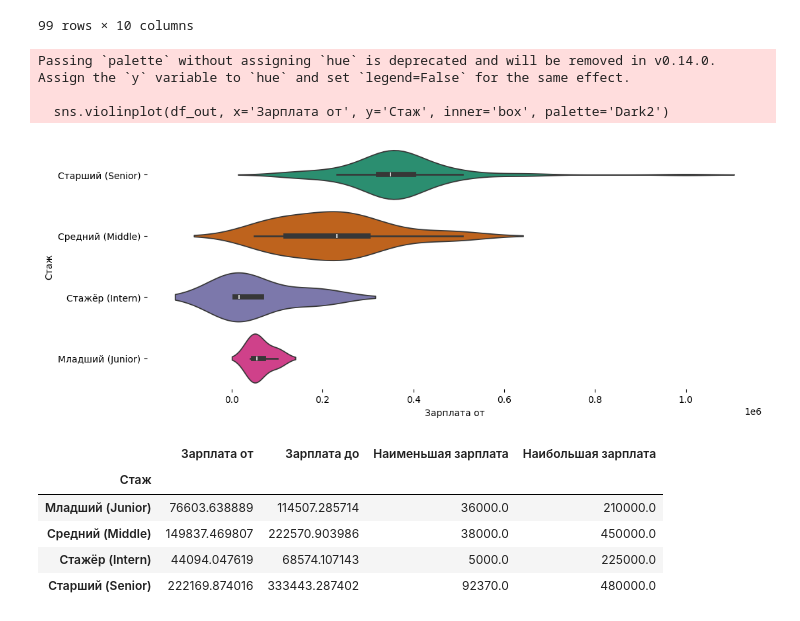
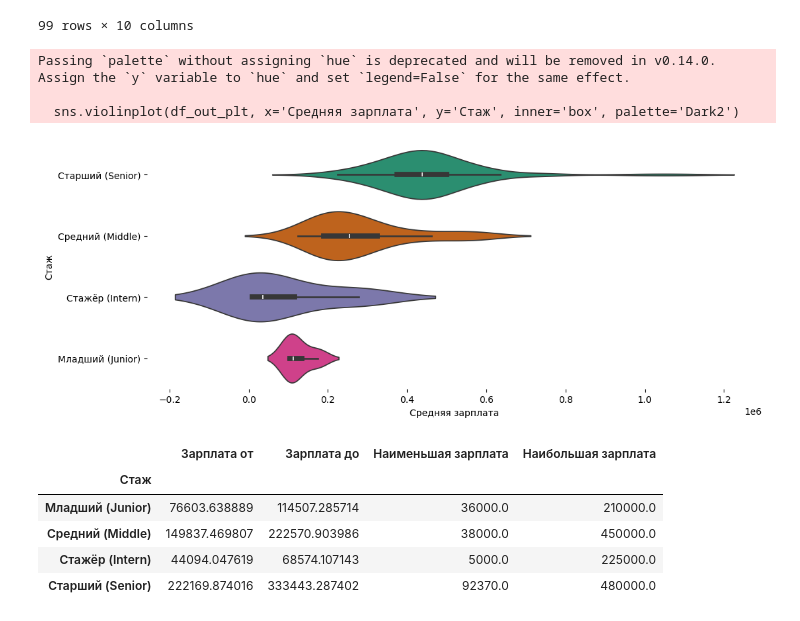
Before and after one commit to LadHrAnalytics/ML_HR, a Jupyter notebook: Notebooks/Habr_cleaning.ipynb, the cells around one changed output. Drawn from its saved outputs; the diff is of its cells as text; code cells hidden in the pictures.

```diff
--- a/Notebooks/Habr_cleaning.ipynb
+++ b/Notebooks/Habr_cleaning.ipynb
@@ -628,15 +644,19 @@ df_out
 # %%
 from matplotlib import pyplot as plt
 import seaborn as sns
 figsize = (12, 1.2 * len(df_out['Стаж'].unique()))
 plt.figure(figsize=figsize)
-sns.violinplot(df_out, x='Зарплата от', y='Стаж', inner='box', palette='Dark2')
+
+df_out_plt = df_out.copy()
+df_out_plt['Средняя зарплата'] = (df_out_plt['Зарплата от'] + df_out_plt['Зарплата до']) / 2
+
+sns.violinplot(df_out_plt, x='Средняя зарплата', y='Стаж', inner='box', palette='Dark2')
 sns.despine(top=True, right=True, bottom=True, left=True)
 # %% [output]
 Passing `palette` without assigning `hue` is deprecated and will be removed in v0.14.0. Assign the `y` variable to `hue` and set `legend=False` for the same effect.
 
-  sns.violinplot(df_out, x='Зарплата от', y='Стаж', inner='box', palette='Dark2')
+  sns.violinplot(df_out_plt, x='Средняя зарплата', y='Стаж', inner='box', palette='Dark2')
-[figure, old version]
+[figure, new version]
 # %%
 df_cleaned['Наименьшая зарплата'] = df_cleaned['Зарплата от']
 df_cleaned['Наибольшая зарплата'] = df_cleaned['Зарплата до']
```
Also changed, not shown: parts of 1 cell of this notebook.
